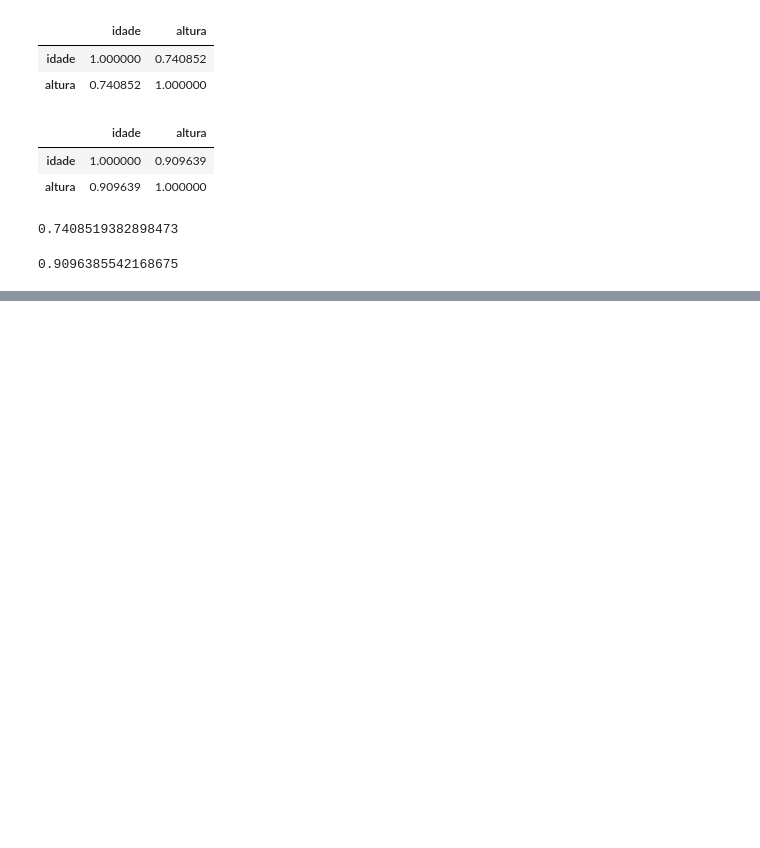
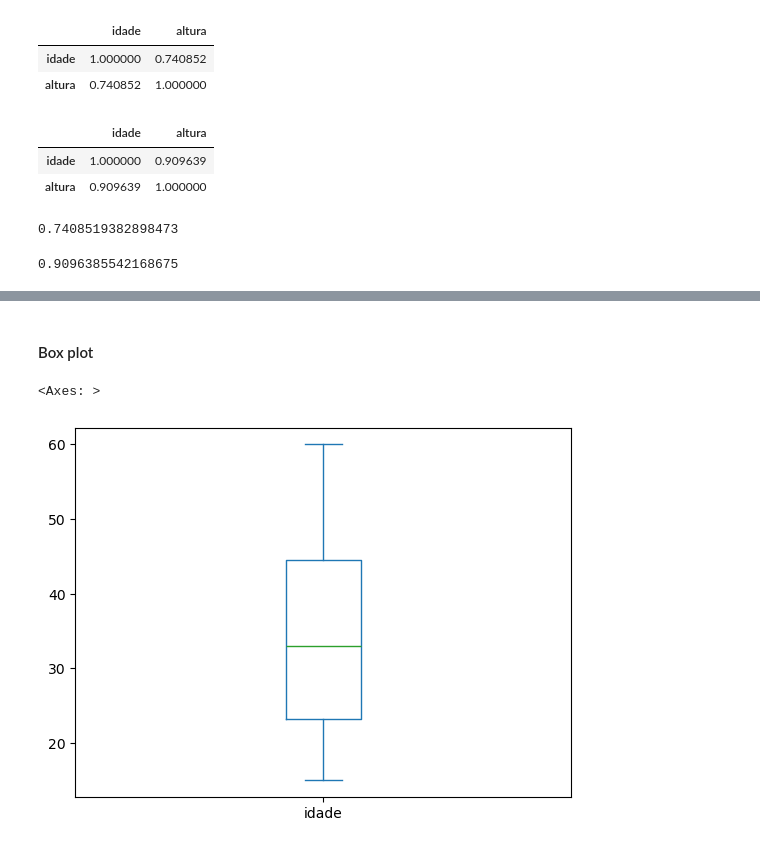
Before and after one commit to JaynneLino/pandas_course_Udemy, a Jupyter notebook: estatistica/estatistica.ipynb, the cells around one changed output, grey strips where cells are left out. Cells and saved outputs as stored; diff of their text form; code cells hidden in the pictures; blank space fills up the shorter version.

```diff
--- a/estatistica/estatistica.ipynb
+++ b/estatistica/estatistica.ipynb
@@ -207,0 +221,7 @@ df["altura"].corr(df["idade"], method="spearman")
+# %% [markdown]
+#### Box plot
+# %%
+df.idade.plot.box()
+# %% [output]
+<Axes: >
+[figure, added]
```
Also changed, not shown: parts of 20 cells of this notebook.
